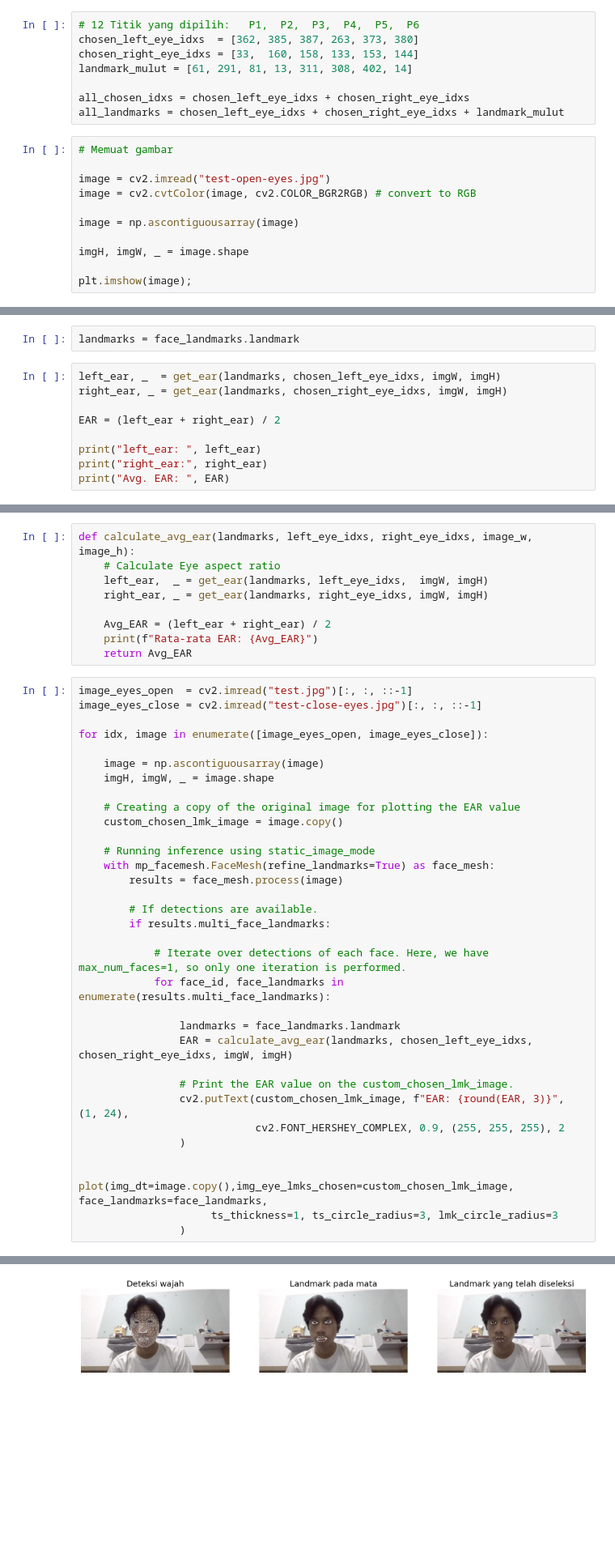
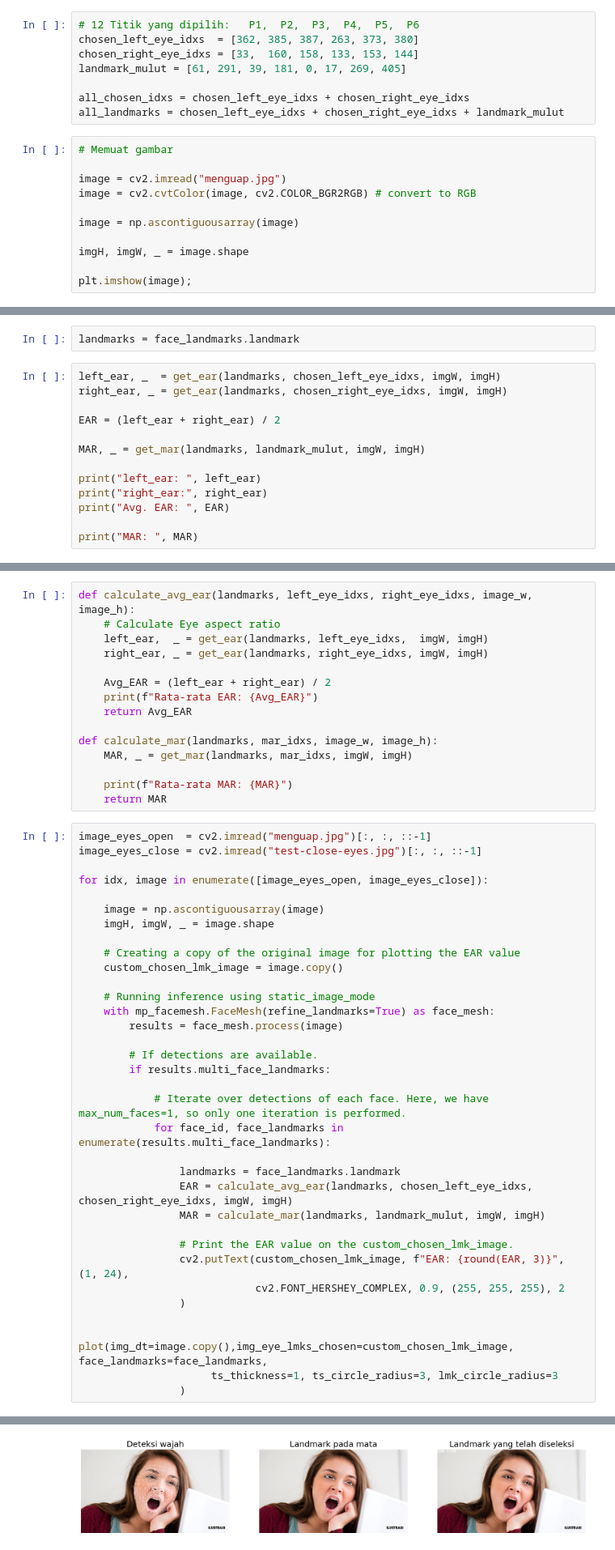
Before and after one commit to apriadiarzi/deteksi-kantuk-skripsi, a Jupyter notebook: test_deteksi_statis2.ipynb, the cells around one changed output, grey strips where cells are left out. Shown at 81% size. Cells and saved outputs as stored; diff of their text form; blank space fills up the shorter version.

```diff
--- a/test_deteksi_statis2.ipynb
+++ b/test_deteksi_statis2.ipynb
@@ -44,14 +44,14 @@ all idxs: {384, 385, 386, 387, 388, 133, 390, 263, 7, 0, 267, 269, 398, 270, 144
 # 12 Titik yang dipilih:   P1,  P2,  P3,  P4,  P5,  P6
 chosen_left_eye_idxs  = [362, 385, 387, 263, 373, 380]
 chosen_right_eye_idxs = [33,  160, 158, 133, 153, 144]
-landmark_mulut = [61, 291, 81, 13, 311, 308, 402, 14]
+landmark_mulut = [61, 291, 39, 181, 0, 17, 269, 405]
 
 all_chosen_idxs = chosen_left_eye_idxs + chosen_right_eye_idxs
 all_landmarks = chosen_left_eye_idxs + chosen_right_eye_idxs + landmark_mulut
 # %%
 # Memuat gambar
 
-image = cv2.imread("test-open-eyes.jpg")
+image = cv2.imread("menguap.jpg")
 image = cv2.cvtColor(image, cv2.COLOR_BGR2RGB) # convert to RGB
 
 image = np.ascontiguousarray(image)
@@ -273,7 +310,11 @@ right_ear, _ = get_ear(landmarks, chosen_right_eye_idxs, imgW, imgH)
 
 EAR = (left_ear + right_ear) / 2
 
+MAR, _ = get_mar(landmarks, landmark_mulut, imgW, imgH)
+
 print("left_ear: ", left_ear)
 print("right_ear:", right_ear)
 print("Avg. EAR: ", EAR)
+
+print("MAR: ", MAR)
 # %% [output]
@@ -289,8 +331,14 @@ def calculate_avg_ear(landmarks, left_eye_idxs, right_eye_idxs, image_w, image_h
     Avg_EAR = (left_ear + right_ear) / 2
     print(f"Rata-rata EAR: {Avg_EAR}")
     return Avg_EAR
+
+def calculate_mar(landmarks, mar_idxs, image_w, image_h):
+    MAR, _ = get_mar(landmarks, mar_idxs, imgW, imgH)
+
+    print(f"Rata-rata MAR: {MAR}")
+    return MAR
 # %%
-image_eyes_open  = cv2.imread("test.jpg")[:, :, ::-1]
+image_eyes_open  = cv2.imread("menguap.jpg")[:, :, ::-1]
 image_eyes_close = cv2.imread("test-close-eyes.jpg")[:, :, ::-1]
 
 for idx, image in enumerate([image_eyes_open, image_eyes_close]):
@@ -313,6 +361,7 @@ for idx, image in enumerate([image_eyes_open, image_eyes_close]):
 
                 landmarks = face_landmarks.landmark
                 EAR = calculate_avg_ear(landmarks, chosen_left_eye_idxs, chosen_right_eye_idxs, imgW, imgH)
+                MAR = calculate_mar(landmarks, landmark_mulut, imgW, imgH)
 
                 # Print the EAR value on the custom_chosen_lmk_image.
                 cv2.putText(custom_chosen_lmk_image, f"EAR: {round(EAR, 3)}", (1, 24),
@@ -343,2 +392,2 @@ landmark yang sudah seleksi: [[[255 253 246]
-[figure, old version]
+[figure, new version]
 Rata-rata EAR: 0.07080728748838341
```
Also changed, not shown: parts of 6 cells of this notebook, 9 other files.
